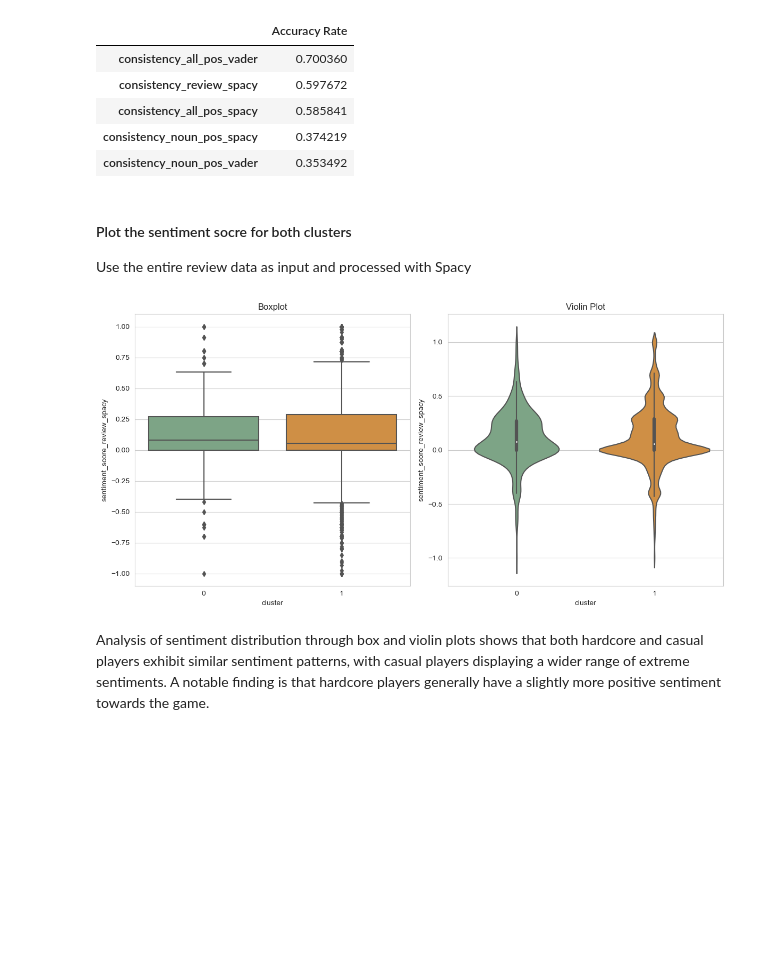
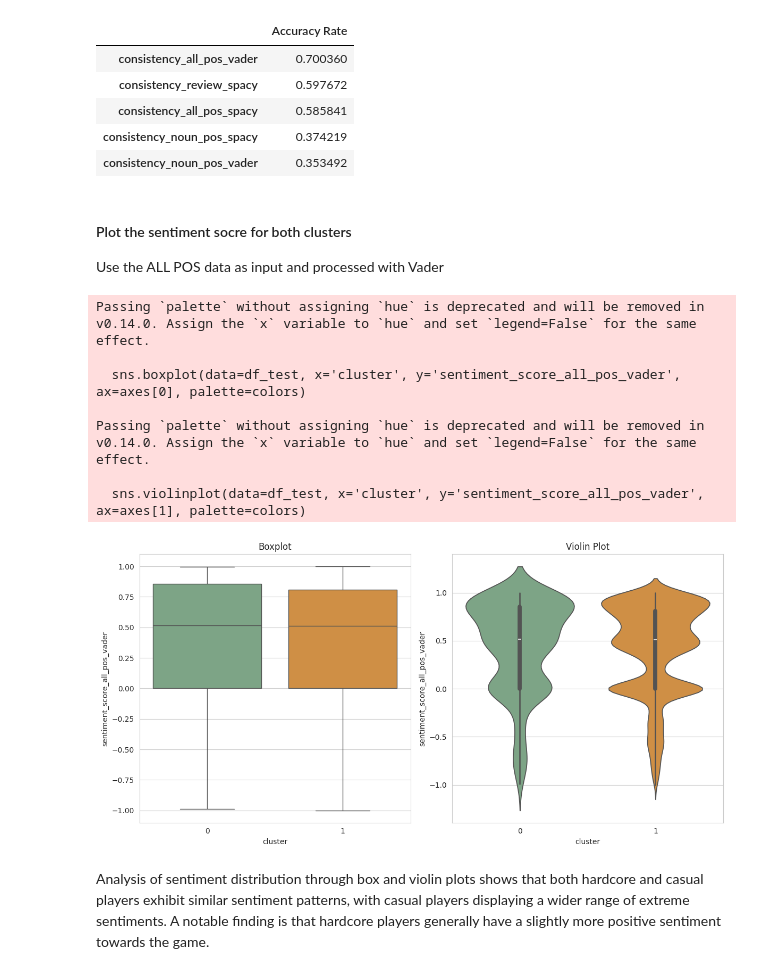
Before and after one commit to cw0033/Text-Analysis, a Jupyter notebook: Final Project_Combined.ipynb, the cells around one changed output. Cells and saved outputs as stored; diff of their text form; code cells hidden in the pictures; blank space fills up the shorter version.

Commit message:
Fix the Sentiment Score Plot
Fix the Sentiment Score Plot , from Review SpaCy to ALL POS Vader

```diff
--- a/Final Project_Combined.ipynb
+++ b/Final Project_Combined.ipynb
@@ -478,26 +512,33 @@ accuracy_df
 | consistency_noun_pos_vader | 0.353492 |
 # %% [markdown]
 #### Plot the sentiment socre for both clusters
-Use the entire review data as input and processed with Spacy
+Use the ALL POS data as input and processed with Vader
 # %%
 import matplotlib.pyplot as plt
 import seaborn as sns
 
 colors = ['#77aa83', '#e6902e']
 fig, axes = plt.subplots(1, 2, figsize=(12, 6))
 
 # Boxplot
-sns.boxplot(data=df_test, x='cluster', y='sentiment_score_review_spacy', ax=axes[0], palette=colors)
+sns.boxplot(data=df_test, x='cluster', y='sentiment_score_all_pos_vader', ax=axes[0], palette=colors)
 axes[0].set_title('Boxplot')
 
 # Violin plot
-sns.violinplot(data=df_test, x='cluster', y='sentiment_score_review_spacy', ax=axes[1], palette=colors)
+sns.violinplot(data=df_test, x='cluster', y='sentiment_score_all_pos_vader', ax=axes[1], palette=colors)
 axes[1].set_title('Violin Plot')
 
 plt.tight_layout()
 plt.show()
 # %% [output]
+Passing `palette` without assigning `hue` is deprecated and will be removed in v0.14.0. Assign the `x` variable to `hue` and set `legend=False` for the same effect.
+
+  sns.boxplot(data=df_test, x='cluster', y='sentiment_score_all_pos_vader', ax=axes[0], palette=colors)
+
+Passing `palette` without assigning `hue` is deprecated and will be removed in v0.14.0. Assign the `x` variable to `hue` and set `legend=False` for the same effect.
+
+  sns.violinplot(data=df_test, x='cluster', y='sentiment_score_all_pos_vader', ax=axes[1], palette=colors)
-[figure, old version]
+[figure, new version]
 # %% [markdown]
 Analysis of sentiment distribution through box and violin plots shows that both hardcore and casual players exhibit similar sentiment patterns, with casual players displaying a wider range of extreme sentiments. A notable finding is that hardcore players generally have a slightly more positive sentiment towards the game.
 # %%
```
Also changed, not shown: parts of 10 cells of this notebook.
